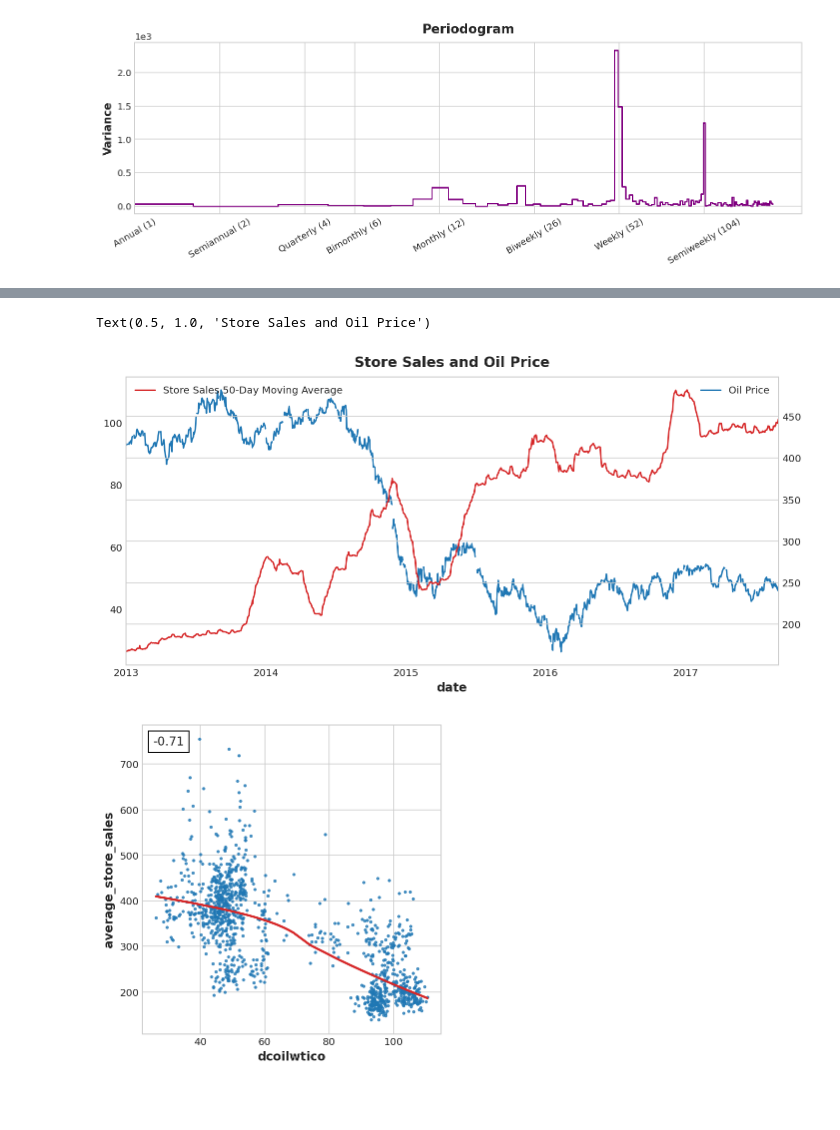
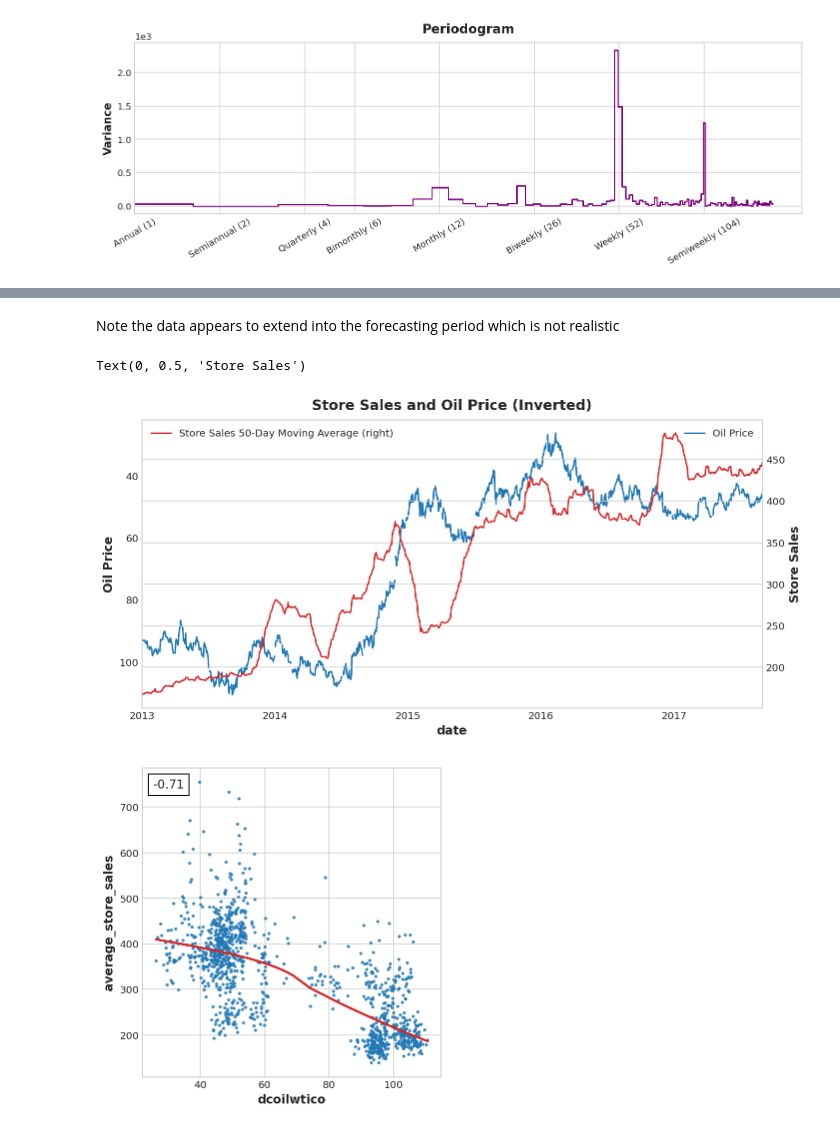
Before and after one commit to jkeogh2031/store_sales_time_series_forecasting, a Jupyter notebook: store-sales-time-series-forecasting.ipynb, the cells around one changed output, grey strips where cells are left out. Saved outputs shown, nothing was run; the diff lists cells and outputs as text; code cells hidden in the pictures; blank space fills up the shorter version.

Commit message:
Kaggle Notebook | store_sales_time_series_forecasting | Version 3

```diff
--- a/store-sales-time-series-forecasting.ipynb
+++ b/store-sales-time-series-forecasting.ipynb
@@ -368,3 +556,5 @@ Freq: D, Length: 227, dtype: float64>
+# %% [markdown]
+Note the data appears to extend into the forecasting period which is not realistic
 # %%
 def corrPlot(X, x_param, y_param, dates=None):
     x_ = X[x_param]
@@ -419,20 +595,21 @@ oil['average_store_sales'] = average_sales
 # %%
 sales_ma = oil['average_store_sales'].rolling(
     window=50,
     center=True,
     min_periods=5,
 ).mean()
 
 fig, ax = plt.subplots(figsize=(10,5))
-ax = oil['dcoilwtico'].plot(color='C0')
-ax.legend(['Oil Price'])
-# ax = oil['average_store_sales'].plot(color='C3', secondary_y=True)
-ax = sales_ma.plot(color='C3', secondary_y=True)
-ax.legend(['Store Sales 50-Day Moving Average'])
-ax.set_title("Store Sales and Oil Price")
+ax = oil['dcoilwtico'].plot(color='C0', title="Store Sales and Oil Price (Inverted)", ylabel="Oil Price", label="Oil Price")
+ax.legend()
+ax.invert_yaxis()
+
+ax = sales_ma.plot(color='C3', label="Store Sales 50-Day Moving Average", secondary_y=True)
+ax.legend()
+ax.set_ylabel('Store Sales')
 # %% [output]
-Text(0.5, 1.0, 'Store Sales and Oil Price')
+Text(0, 0.5, 'Store Sales')
-[figure, old version]
+[figure, new version]
 # %%
 corrPlot(oil, x_param='dcoilwtico', y_param='average_store_sales')
 # %% [output]
```
Also changed, not shown: parts of 42 cells of this notebook.
